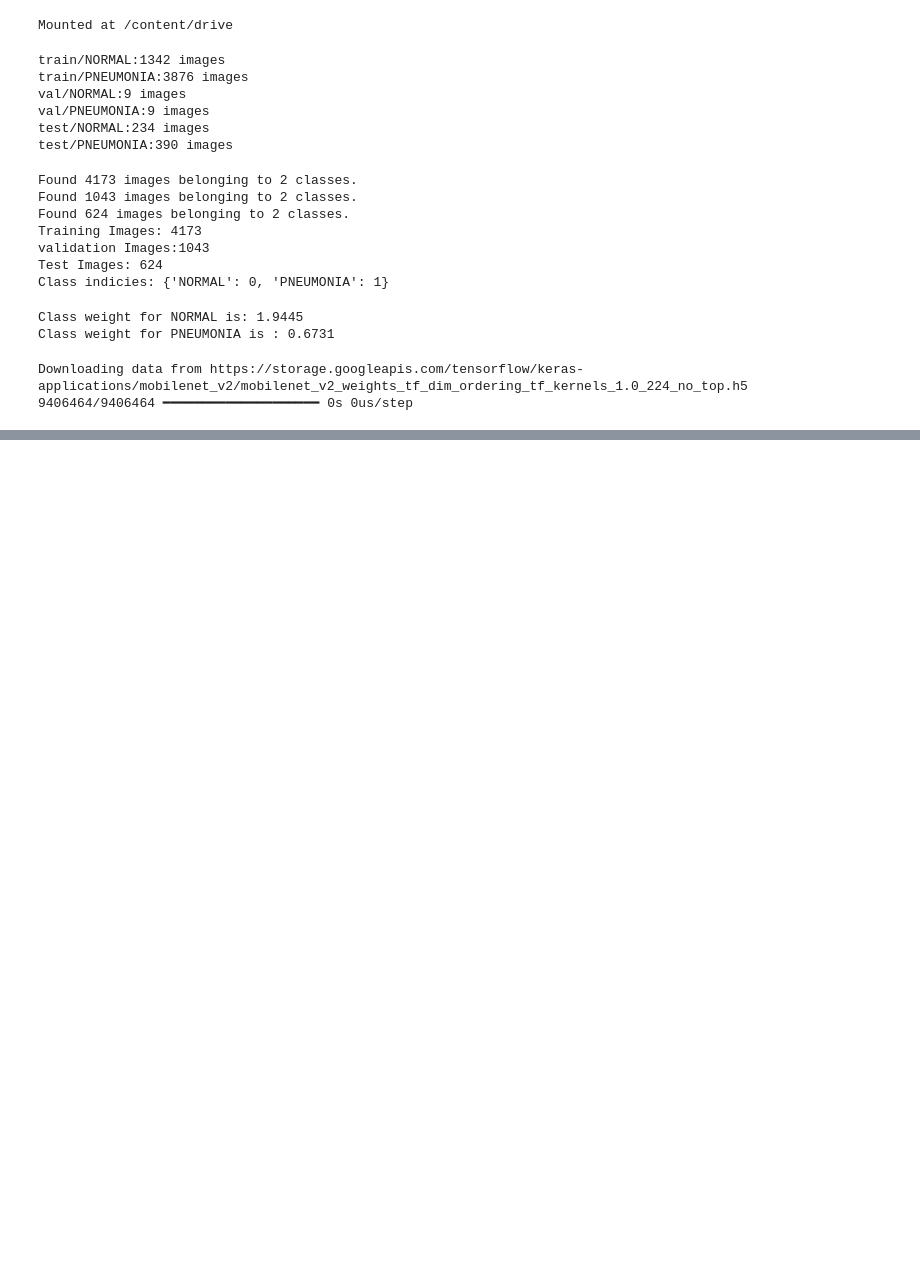
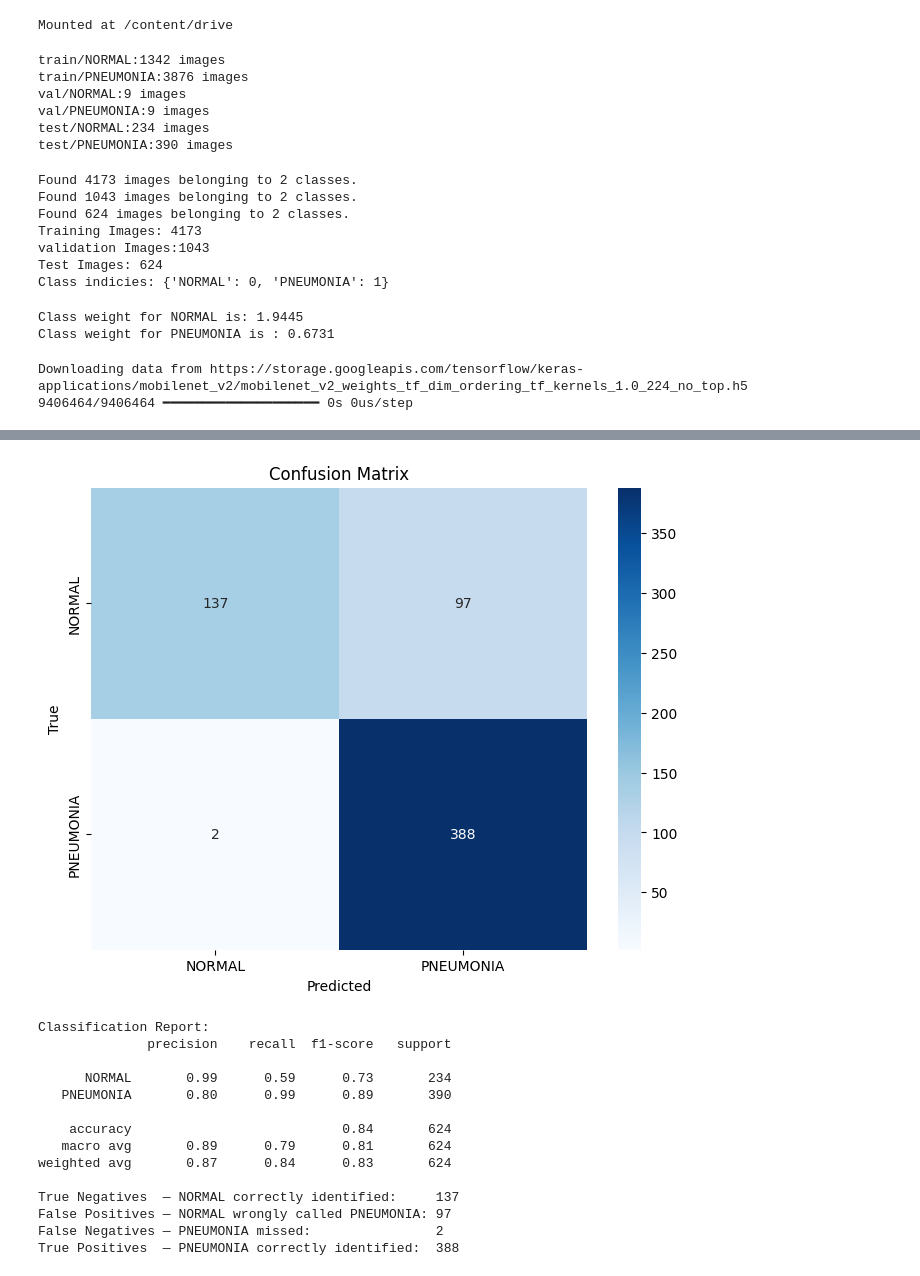
Before and after one commit to SheethHassan/AI-Based-Pneumonia-Detection, a Jupyter notebook: Pneumonia_Detection.ipynb, the cells around one changed output, grey strips where cells are left out. Saved outputs shown, nothing was run; the diff lists cells and outputs as text; code cells hidden in the pictures; blank space fills up the shorter version.

Commit message:
feat: Confusion Matrix  fix: Made threshold to fix false positive

```diff
--- a/Pneumonia_Detection.ipynb
+++ b/Pneumonia_Detection.ipynb
@@ -429,0 +283,3 @@ NameError: name 'model' is not defined
+# %%
+model = tf.keras.models.load_model('/content/drive/MyDrive/pneumonia_final_model.h5')
+print("Model Loaded")
@@ -429,0 +326,40 @@ NameError: name 'model' is not defined
+# %%
+#Confusion Matrix
+
+from sklearn.metrics import confusion_matrix, classification_report
+import seaborn as sns
+import matplotlib.pyplot as plt
+
+test_gen.reset()
+y_pred_probs = model.predict(test_gen, verbose=1)
+y_pred = (y_pred_probs > 0.5).astype(int).flatten()
+y_true = test_gen.classes
+
+cm = confusion_matrix(y_true, y_pred)
+
+plt.figure(figsize=(8, 6))
+sns.heatmap(
+    cm,
+    annot=True,
+    fmt='d',
+    cmap='Blues',
+    xticklabels=CLASS_NAMES,
+    yticklabels=CLASS_NAMES
+)
+plt.xlabel('Predicted')
+plt.ylabel('True')
+plt.title('Confusion Matrix')
+plt.show()
+
+print("\nClassification Report:")
+print(classification_report(
+    y_true, y_pred, target_names=CLASS_NAMES
+))
+
+
+tn, fp, fn, tp = cm.ravel()
+print(f"True Negatives  — NORMAL correctly identified:     {tn}")
+print(f"False Positives — NORMAL wrongly called PNEUMONIA: {fp}")
+print(f"False Negatives — PNEUMONIA missed:                {fn}")
+print(f"True Positives  — PNEUMONIA correctly identified:  {tp}")
+# %% [output]
@@ -429,0 +367,15 @@ NameError: name 'model' is not defined
+[figure, added]
+Classification Report:
+              precision    recall  f1-score   support
+
+      NORMAL       0.99      0.59      0.73       234
+   PNEUMONIA       0.80      0.99      0.89       390
+
+    accuracy                           0.84       624
+   macro avg       0.89      0.79      0.81       624
+weighted avg       0.87      0.84      0.83       624
+
+True Negatives  — NORMAL correctly identified:     137
+False Positives — NORMAL wrongly called PNEUMONIA: 97
+False Negatives — PNEUMONIA missed:                2
+True Positives  — PNEUMONIA correctly identified:  388
```
Also changed, not shown: parts of 10 cells of this notebook.
